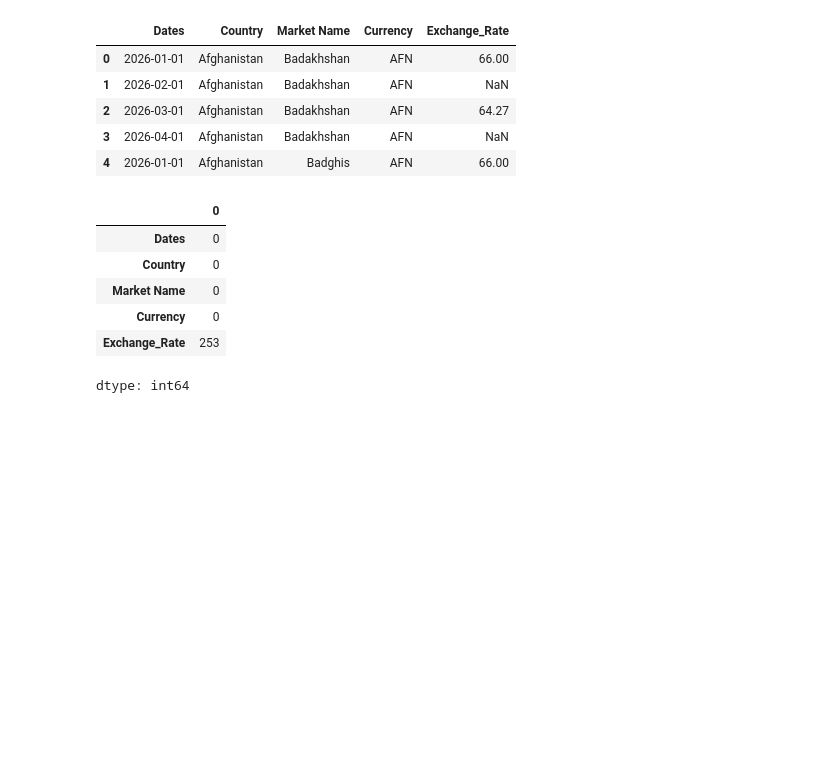
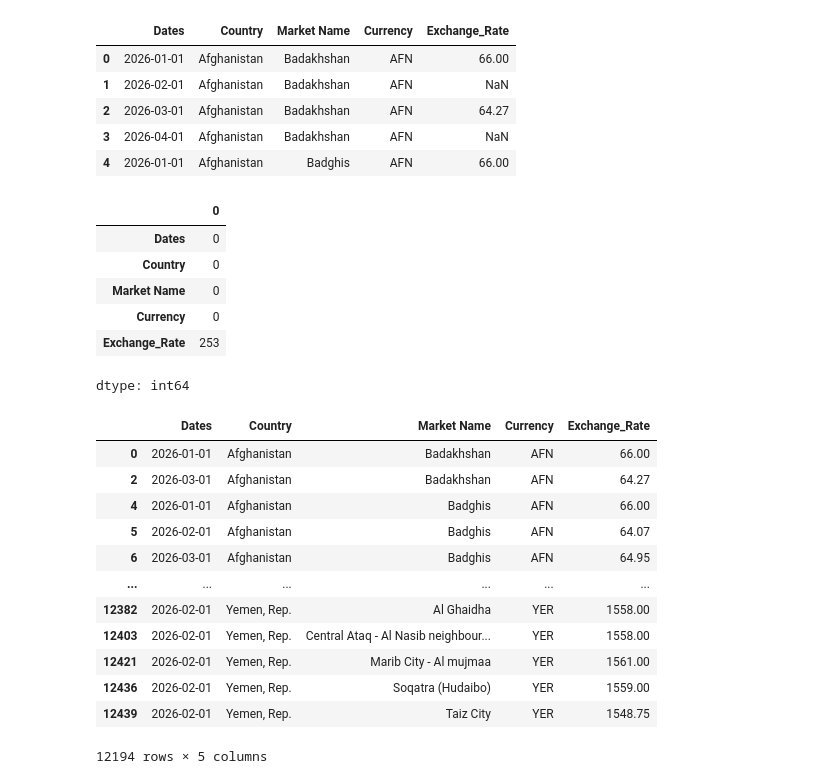
Before and after one commit to jalanganasamarasekara-del/git_iit_dspl_icw_w2120547, a Jupyter notebook: W2120547_preprocessing.ipynb, the cells around one changed output. Drawn from its saved outputs; the diff is of its cells as text; code cells hidden in the pictures; blank space fills up the shorter version.

```diff
--- a/W2120547_preprocessing.ipynb
+++ b/W2120547_preprocessing.ipynb
@@ -95,3 +95,19 @@ df.isnull().sum()
 | Currency | 0 |
 | Exchange_Rate | 253 |
 dtype: int64
+# %%
+df.dropna()
+# %% [output]
+|  | Dates | Country | Market Name | Currency | Exchange_Rate |
+| 0 | 2026-01-01 | Afghanistan | Badakhshan | AFN | 66.00 |
+| 2 | 2026-03-01 | Afghanistan | Badakhshan | AFN | 64.27 |
+| 4 | 2026-01-01 | Afghanistan | Badghis | AFN | 66.00 |
+| 5 | 2026-02-01 | Afghanistan | Badghis | AFN | 64.07 |
+| 6 | 2026-03-01 | Afghanistan | Badghis | AFN | 64.95 |
+| ... | ... | ... | ... | ... | ... |
+| 12382 | 2026-02-01 | Yemen, Rep. | Al Ghaidha | YER | 1558.00 |
+| 12403 | 2026-02-01 | Yemen, Rep. | Central Ataq - Al Nasib neighbour... | YER | 1558.00 |
+| 12421 | 2026-02-01 | Yemen, Rep. | Marib City - Al mujmaa | YER | 1561.00 |
+| 12436 | 2026-02-01 | Yemen, Rep. | Soqatra (Hudaibo) | YER | 1559.00 |
+| 12439 | 2026-02-01 | Yemen, Rep. | Taiz City | YER | 1548.75 |
+12194 rows × 5 columns
```
Also changed, not shown: parts of 3 cells of this notebook.
